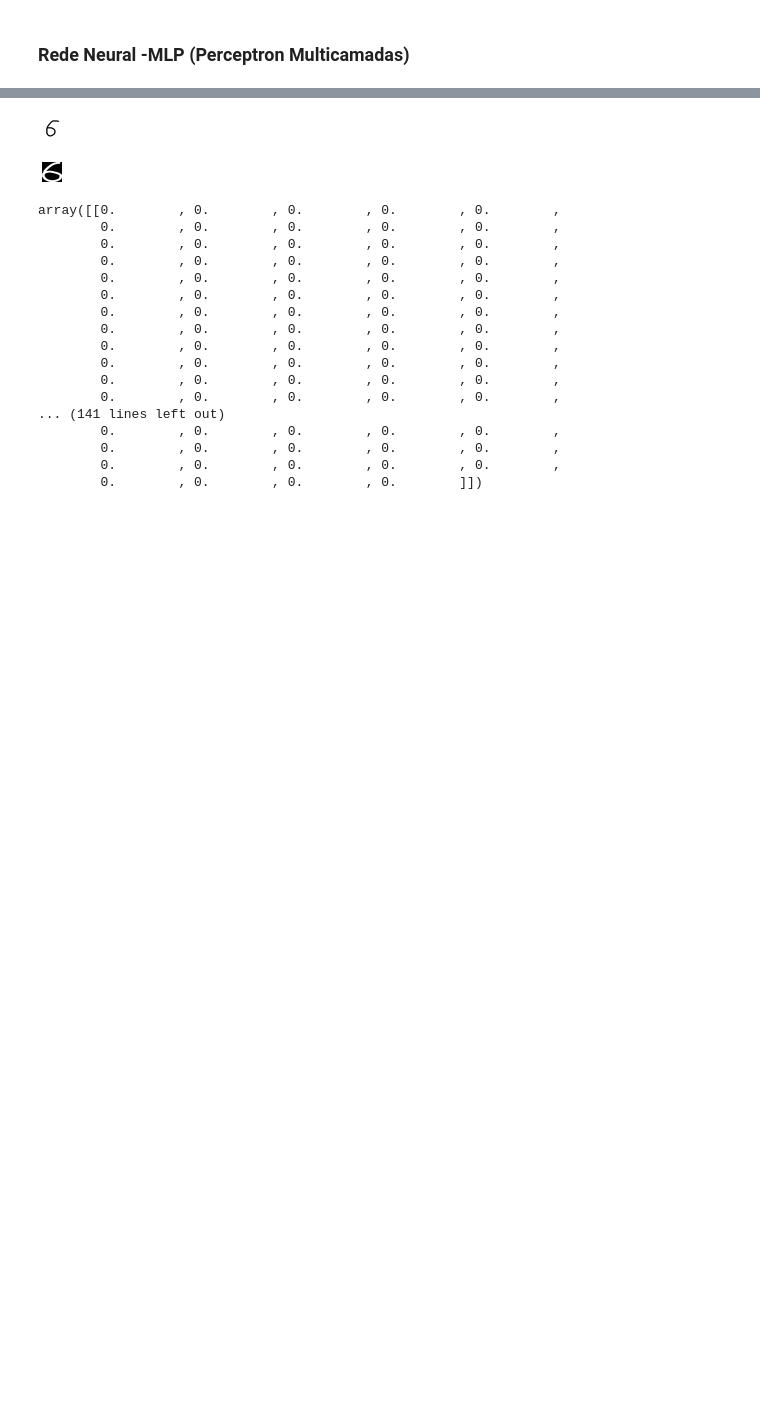
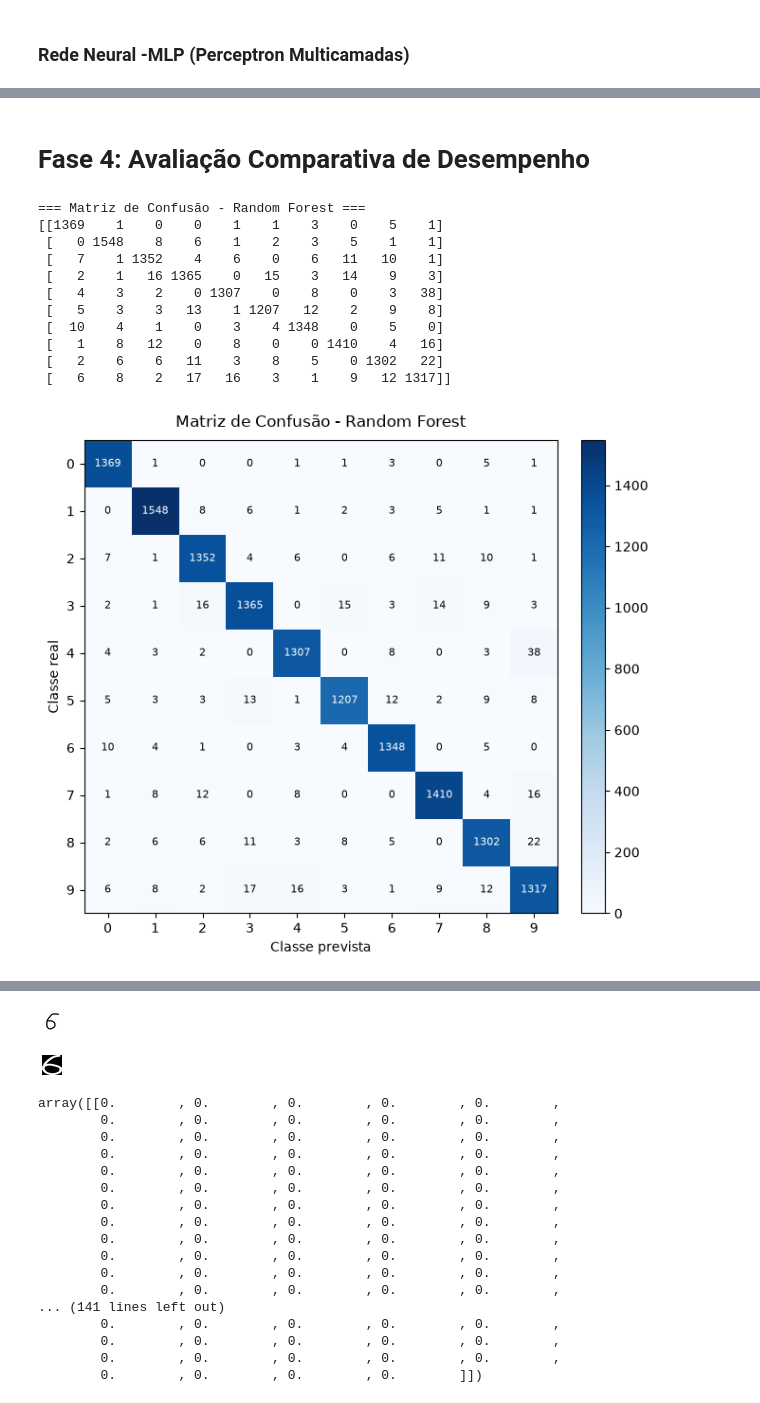
Before and after one commit to admtm123/Mini_Projeto_M2, a Jupyter notebook: Predict_number.ipynb, the cells around one changed output, grey strips where cells are left out. Saved outputs shown, nothing was run; the diff lists cells and outputs as text; code cells hidden in the pictures; blank space fills up the shorter version.

Commit message:
Implementa avaliação comparativa de desempenho

```diff
--- a/Predict_number.ipynb
+++ b/Predict_number.ipynb
@@ -455,0 +413,80 @@ Caminho selecionado: C:/Users/ander/Documents/SCTEC/Exercicios_Prof_Felipe/numer
+# %% [markdown]
+# Fase 4: Avaliação Comparativa de Desempenho
+# %%
+# Fase 4: Matriz de Confusão com Heatmap (sem retraining)
+#
+# Esta célula reutiliza os três modelos já treinados anteriormente no notebook
+# e gera a matriz de confusão completa (10x10) para cada um deles no conjunto
+# de teste independente. Nenhum modelo é treinado novamente.
+
+import numpy as np
+import matplotlib.pyplot as plt
+from sklearn.metrics import confusion_matrix
+
+labels = list(range(10))
+modelos = {
+    "Random Forest": rf_model,
+    "KNN": knn_model,
+    "MLP": modelo_mnist,
+}
+
+# Função auxiliar para obter as previsões em rótulos discretos.
+# O MLP retorna probabilidades, então usamos argmax para converter em classe.
+def prever(modelo, nome):
+    if nome == "MLP":
+        probabilidades = modelo.predict(X_test_scaled, verbose=0)
+        return np.argmax(probabilidades, axis=1)
+    return modelo.predict(X_test_scaled)
+
+# Função auxiliar para desenhar a matriz de confusão em formato de heatmap.
+def plotar_matriz_confusao(cm, titulo):
+    fig, ax = plt.subplots(figsize=(7, 6))
+    heatmap = ax.imshow(cm, cmap='Blues', interpolation='nearest')
+
+    ax.set_title(titulo, pad=10)
+    ax.set_xlabel('Classe prevista')
+    ax.set_ylabel('Classe real')
+    ax.set_xticks(range(len(labels)))
+    ax.set_yticks(range(len(labels)))
+    ax.set_xticklabels(labels)
+    ax.set_yticklabels(labels)
+
+    # Insere os valores numéricos dentro de cada célula da matriz.
+    for linha in range(cm.shape[0]):
+        for coluna in range(cm.shape[1]):
+            valor = cm[linha, coluna]
+            ax.text(
+                coluna,
+                linha,
+                f'{valor}',
+                ha='center',
+                va='center',
+                color='white' if valor > cm.max() / 2 else 'black',
+                fontsize=8,
+            )
+
+    fig.colorbar(heatmap, ax=ax, fraction=0.046, pad=0.04)
+    plt.tight_layout()
+    plt.show()
+
+# Gera a matriz de confusão para cada modelo e exibe o heatmap correspondente.
+for nome, modelo in modelos.items():
+    y_pred = prever(modelo, nome)
+    cm = confusion_matrix(y_test, y_pred, labels=labels)
+
+    print(f'\n=== Matriz de Confusão - {nome} ===')
+    print(cm)
+    plotar_matriz_confusao(cm, f'Matriz de Confusão - {nome}')
+# %% [output]
+=== Matriz de Confusão - Random Forest ===
+[[1369    1    0    0    1    1    3    0    5    1]
+ [   0 1548    8    6    1    2    3    5    1    1]
+ [   7    1 1352    4    6    0    6   11   10    1]
+ [   2    1   16 1365    0   15    3   14    9    3]
+ [   4    3    2    0 1307    0    8    0    3   38]
+ [   5    3    3   13    1 1207   12    2    9    8]
+ [  10    4    1    0    3    4 1348    0    5    0]
+ [   1    8   12    0    8    0    0 1410    4   16]
+ [   2    6    6   11    3    8    5    0 1302   22]
+ [   6    8    2   17   16    3    1    9   12 1317]]
+[figure, added]
```
Also changed, not shown: parts of 7 cells of this notebook.
